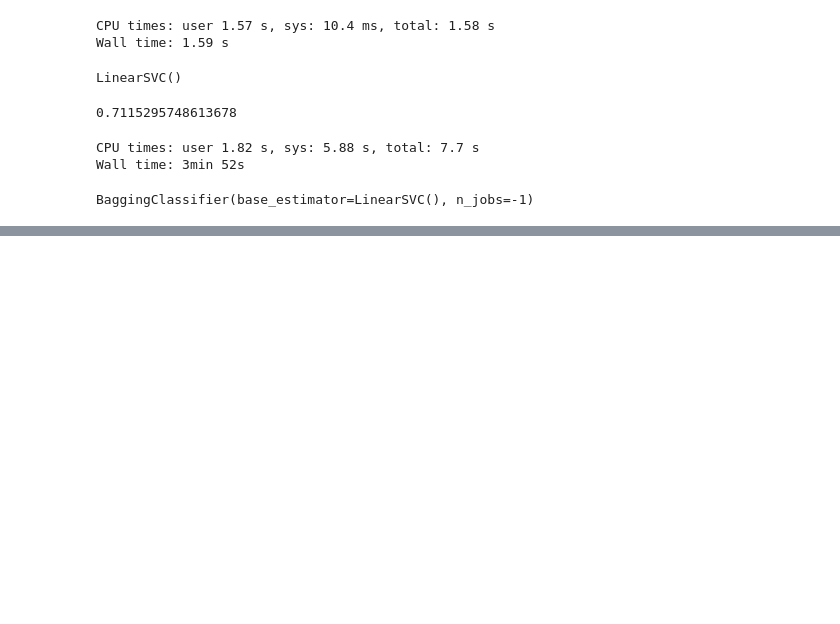
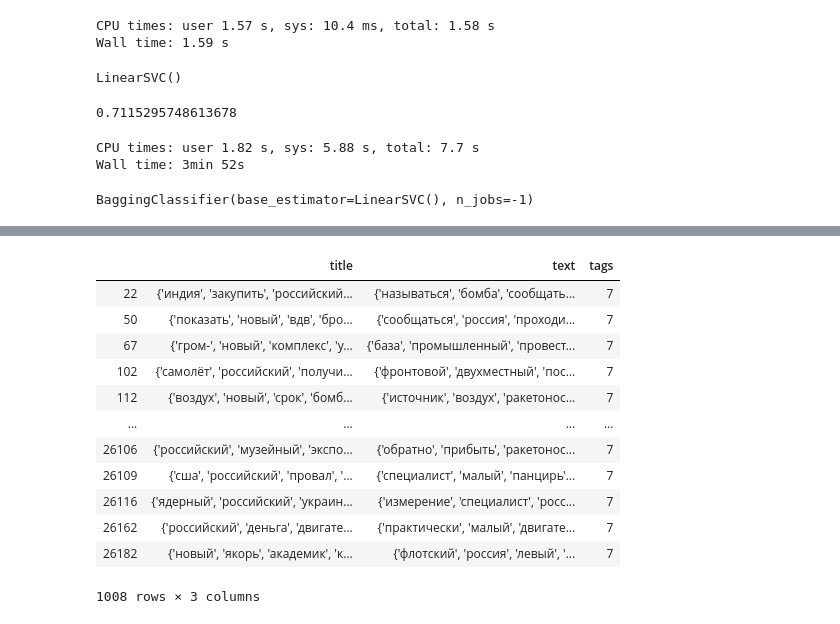
Before and after one commit to dokapoka/paper_text_classification, a Jupyter notebook: text_classification_code.ipynb, the cells around one changed output, grey strips where cells are left out. Cells and saved outputs as stored; diff of their text form; code cells hidden in the pictures; blank space fills up the shorter version.

```diff
--- a/text_classification_code.ipynb
+++ b/text_classification_code.ipynb
@@ -680,0 +720,16 @@ weighted avg       0.56      0.54      0.51     13521
+# %%
+df[df.tags==7]
+# %% [output]
+|  | title | text | tags |
+| 22 | {'индия', 'закупить', 'российский... | {'называться', 'бомба', 'сообщать... | 7 |
+| 50 | {'показать', 'новый', 'вдв', 'бро... | {'сообщаться', 'россия', 'проходи... | 7 |
+| 67 | {'гром-', 'новый', 'комплекс', 'у... | {'база', 'промышленный', 'провест... | 7 |
+| 102 | {'самолёт', 'российский', 'получи... | {'фронтовой', 'двухместный', 'пос... | 7 |
+| 112 | {'воздух', 'новый', 'срок', 'бомб... | {'источник', 'воздух', 'ракетонос... | 7 |
+| ... | ... | ... | ... |
+| 26106 | {'российский', 'музейный', 'экспо... | {'обратно', 'прибыть', 'ракетонос... | 7 |
+| 26109 | {'сша', 'российский', 'провал', '... | {'специалист', 'малый', 'панцирь'... | 7 |
+| 26116 | {'ядерный', 'российский', 'украин... | {'измерение', 'специалист', 'росс... | 7 |
+| 26162 | {'российский', 'деньга', 'двигате... | {'практически', 'малый', 'двигате... | 7 |
+| 26182 | {'новый', 'якорь', 'академик', 'к... | {'флотский', 'россия', 'левый', '... | 7 |
+1008 rows × 3 columns
```
Also changed, not shown: parts of 25 cells of this notebook, 4 other files.
